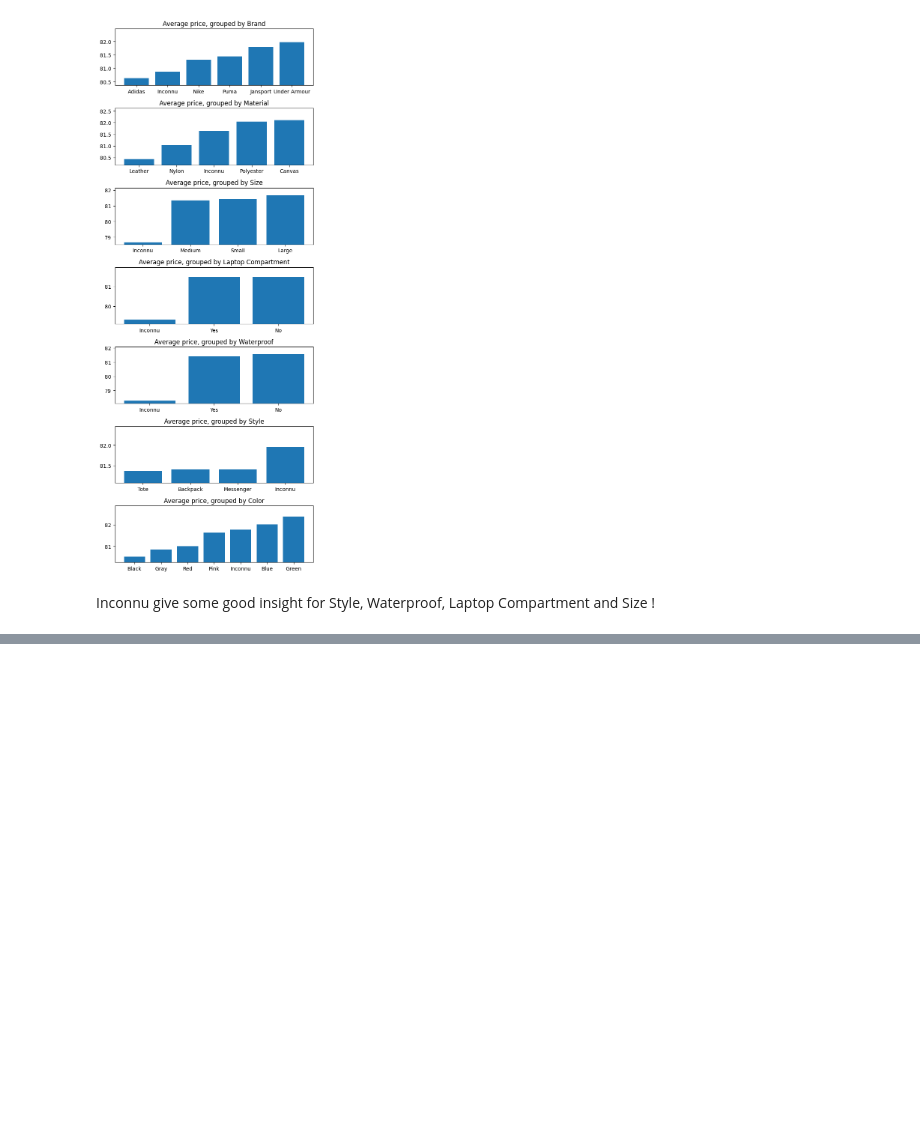
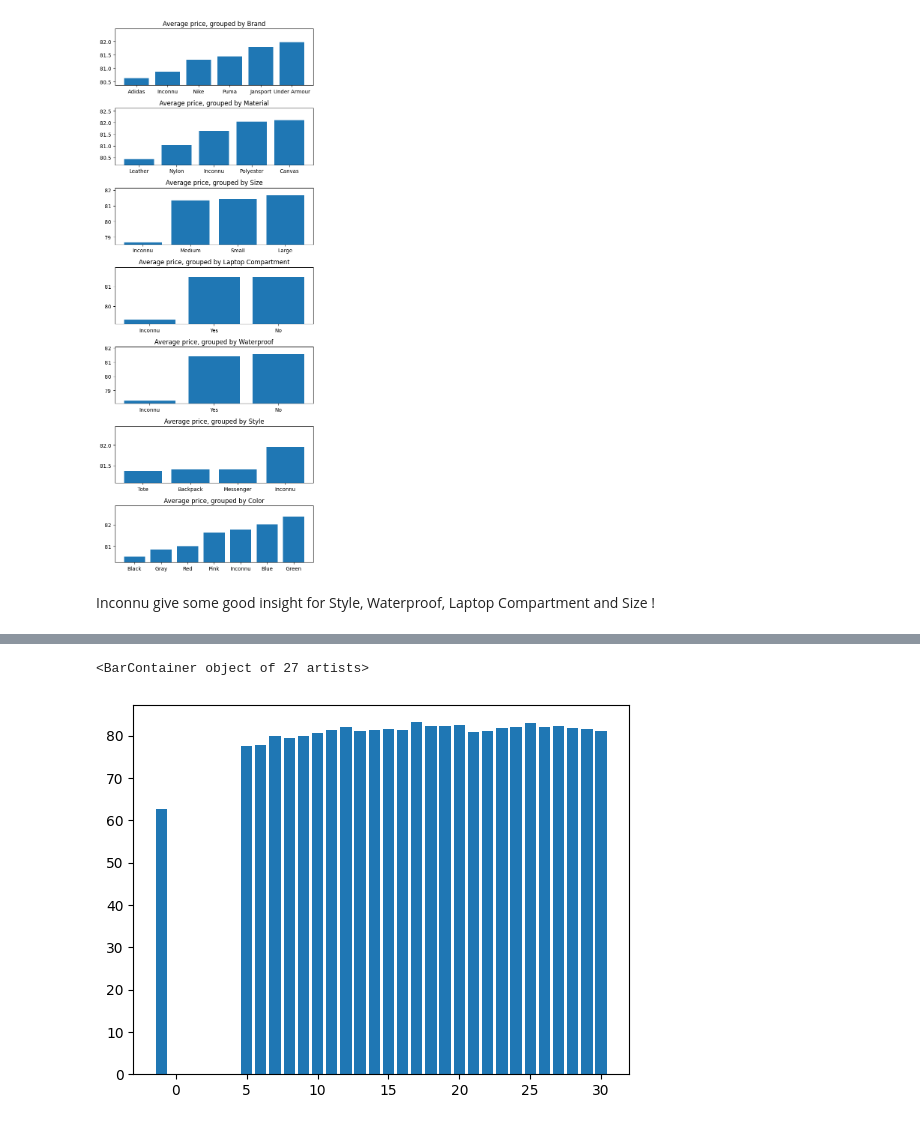
Before and after one commit to bparent11/kaggle-S5E2, a Jupyter notebook: work.ipynb, the cells around one changed output, grey strips where cells are left out. Drawn from its saved outputs; the diff is of its cells as text; code cells hidden in the pictures; blank space fills up the shorter version.

Commit message:
getting some insights about weight capacity

```diff
--- a/work.ipynb
+++ b/work.ipynb
@@ -139,0 +189,5 @@ Inconnu give some good insight for Style, Waterproof, Laptop Compartment and Siz
+# %%
+work_on_weight_cap = train.copy()
+# %%
+work_on_weight_cap['Weight Capacity (kg)'] = round(train['Weight Capacity (kg)'], 0)
+work_on_weight_cap.head()
@@ -139,0 +202,3 @@ Inconnu give some good insight for Style, Waterproof, Laptop Compartment and Siz
+# %%
+gb = work_on_weight_cap.groupby('Weight Capacity (kg)')['Price'].mean().to_frame()
+gb
@@ -139,0 +224,5 @@ Inconnu give some good insight for Style, Waterproof, Laptop Compartment and Siz
+# %%
+plt.bar(x=gb.index, height=gb['Price'])
+# %% [output]
+<BarContainer object of 27 artists>
+[figure, added]
```
Also changed, not shown: parts of 11 cells of this notebook.
